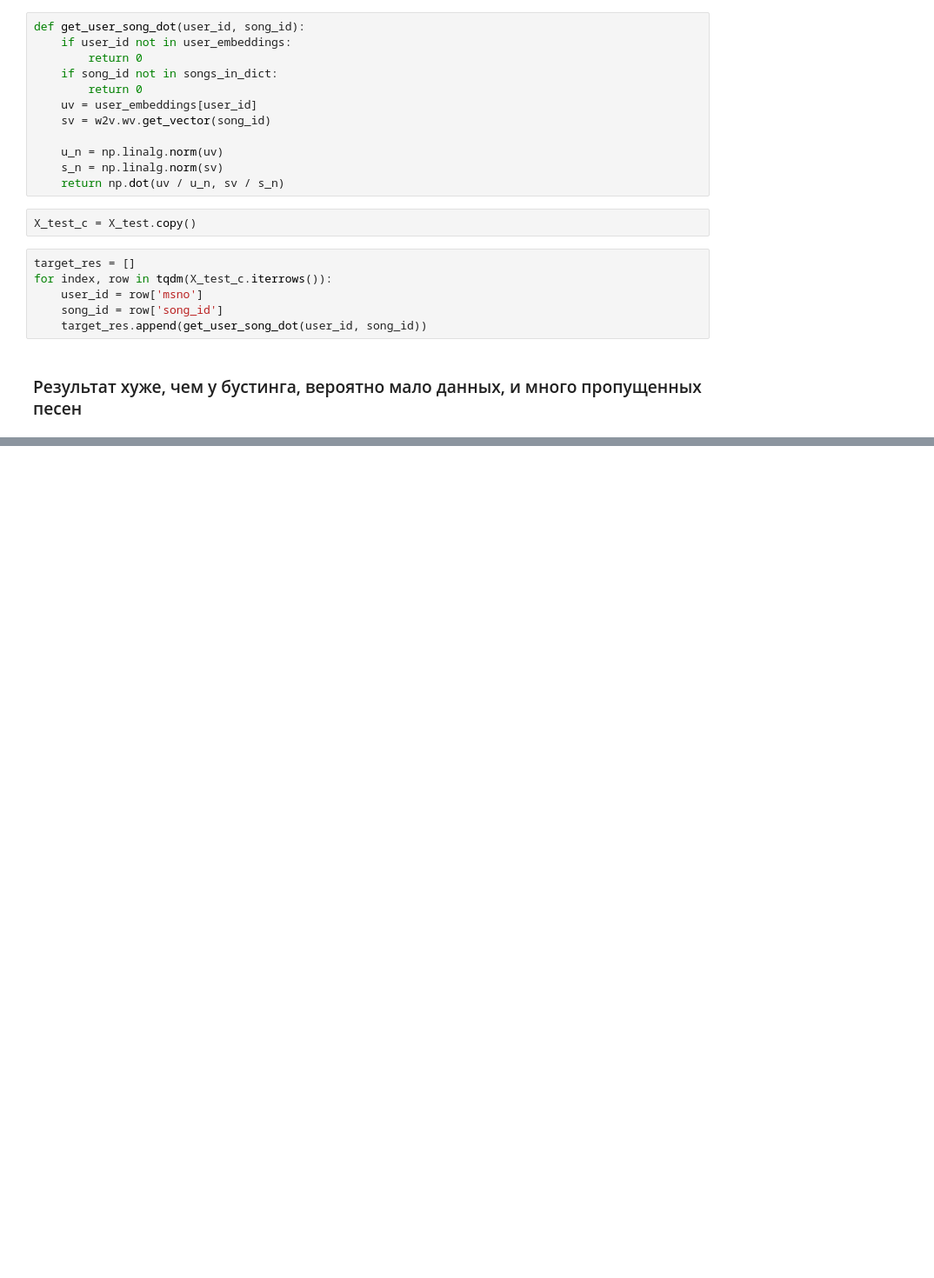
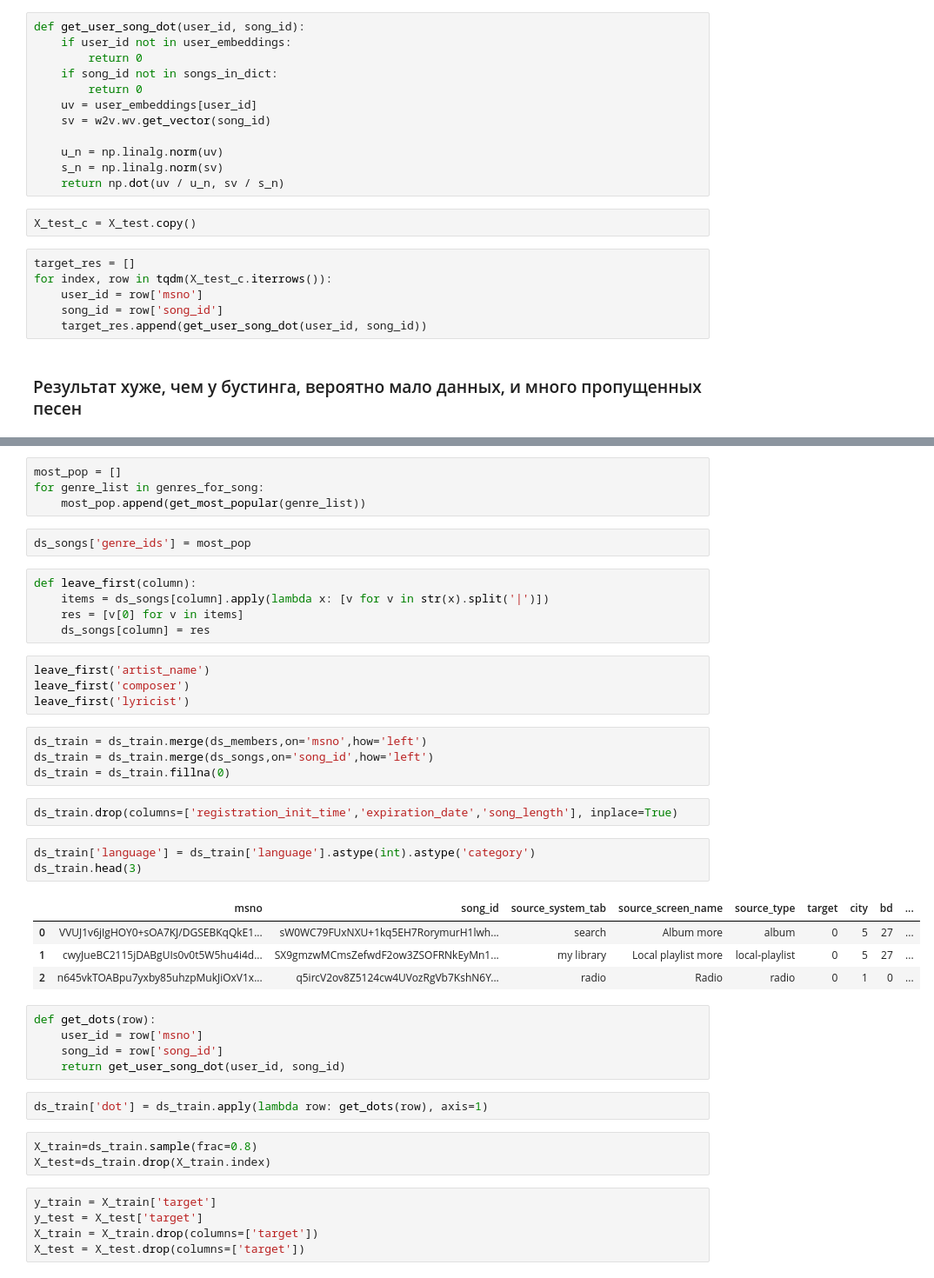
Before and after one commit to kol9/Recommendation_systems, a Jupyter notebook: hw2/hw2.2.ipynb, the cells around one changed output, grey strips where cells are left out. Shown at 87% size. Drawn from its saved outputs; the diff is of its cells as text; blank space fills up the shorter version.

```diff
--- a/hw2/hw2.2.ipynb
+++ b/hw2/hw2.2.ipynb
@@ -139,0 +164,44 @@ roc_auc_score(y_test, target_res)
+# %%
+most_pop = []
+for genre_list in genres_for_song:
+    most_pop.append(get_most_popular(genre_list))
+# %%
+ds_songs['genre_ids'] = most_pop
+# %%
+def leave_first(column):
+    items = ds_songs[column].apply(lambda x: [v for v in str(x).split('|')])
+    res = [v[0] for v in items]
+    ds_songs[column] = res
+# %%
+leave_first('artist_name')
+leave_first('composer')
+leave_first('lyricist')
+# %%
+ds_train = ds_train.merge(ds_members,on='msno',how='left')
+ds_train = ds_train.merge(ds_songs,on='song_id',how='left')
+ds_train = ds_train.fillna(0)
+# %%
+ds_train.drop(columns=['registration_init_time','expiration_date','song_length'], inplace=True)
+# %%
+ds_train['language'] = ds_train['language'].astype(int).astype('category')
+ds_train.head(3)
+# %% [output]
+|  | msno | song_id | source_system_tab | source_screen_name | source_type | target | city | bd | ... |
+| 0 | VVUJ1v6jIgHOY0+sOA7KJ/DGSEBKqQkE1... | sW0WC79FUxNXU+1kq5EH7RorymurH1lwh... | search | Album more | album | 0 | 5 | 27 | ... |
+| 1 | cwyJueBC2115jDABgUIs0v0t5W5hu4i4d... | SX9gmzwMCmsZefwdF2ow3ZSOFRNkEyMn1... | my library | Local playlist more | local-playlist | 0 | 5 | 27 | ... |
+| 2 | n645vkTOABpu7yxby85uhzpMukJiOxV1x... | q5ircV2ov8Z5124cw4UVozRgVb7KshN6Y... | radio | Radio | radio | 0 | 1 | 0 | ... |
+# %%
+def get_dots(row):
+    user_id = row['msno']
+    song_id = row['song_id']
+    return get_user_song_dot(user_id, song_id)
+# %%
+ds_train['dot'] = ds_train.apply(lambda row: get_dots(row), axis=1)
+# %%
+X_train=ds_train.sample(frac=0.8)
+X_test=ds_train.drop(X_train.index)
+# %%
+y_train = X_train['target']
+y_test = X_test['target']
+X_train = X_train.drop(columns=['target'])
+X_test = X_test.drop(columns=['target'])
```
Also changed, not shown: parts of 23 cells of this notebook.
